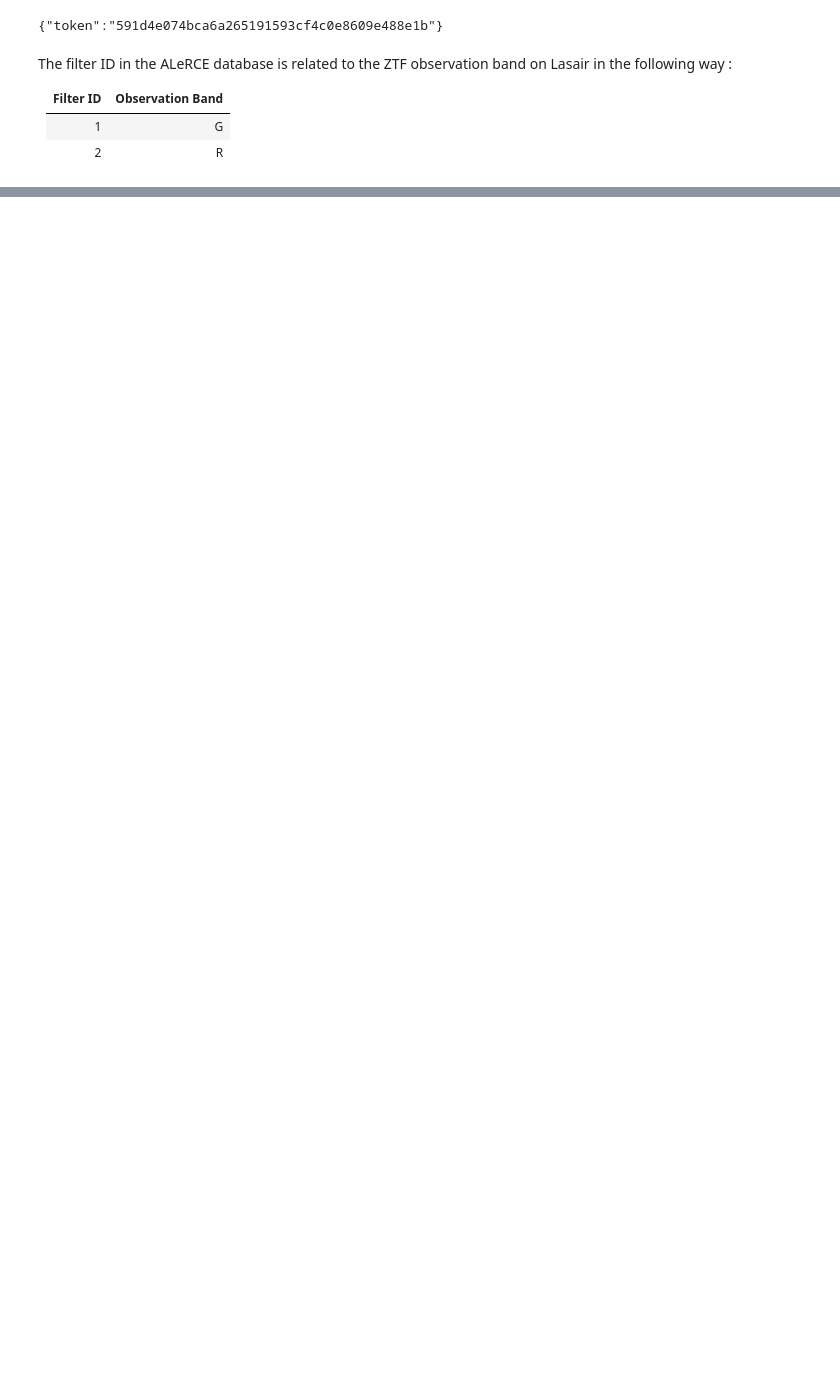
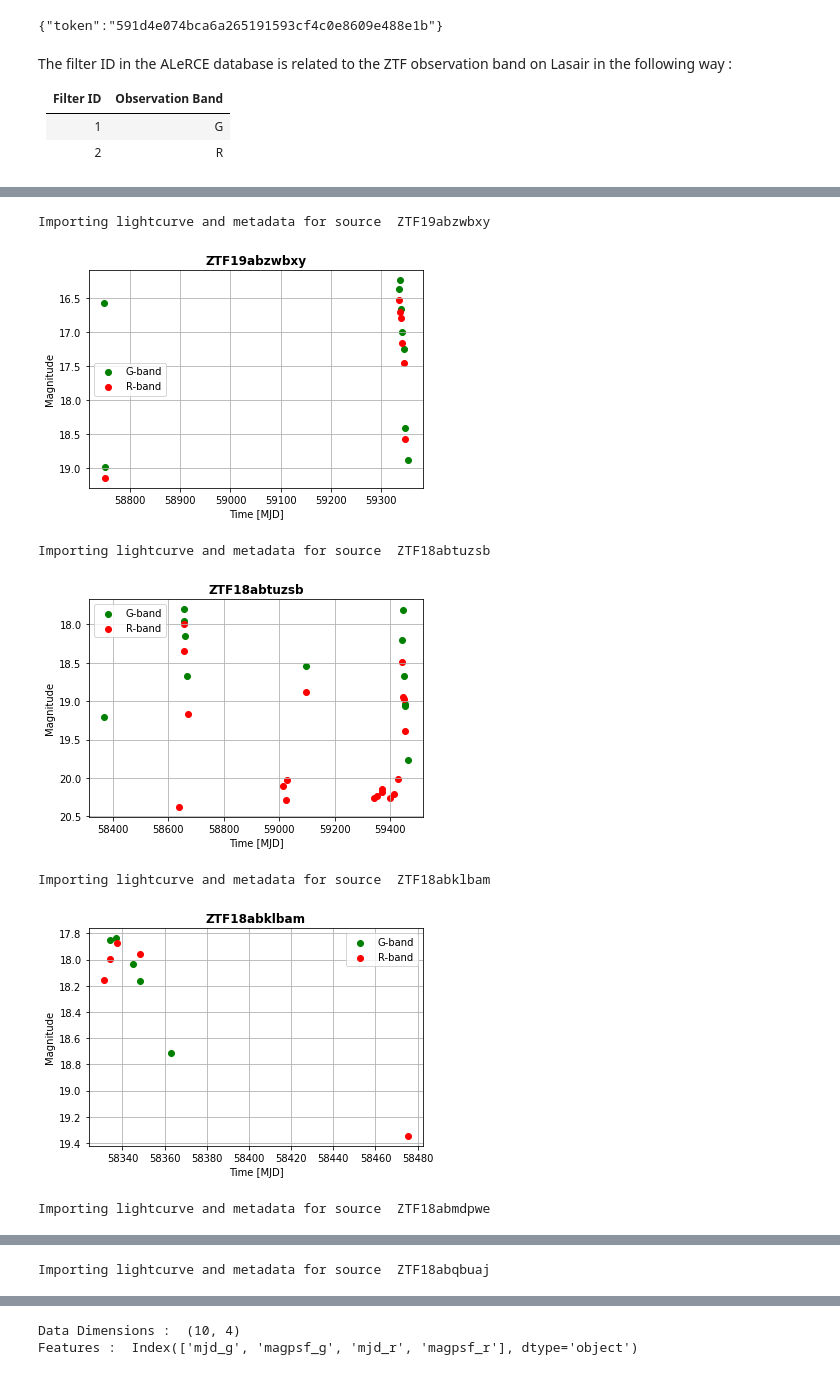
Before and after one commit to nalatraz/stENID, a Jupyter notebook: DataScrapper.ipynb, the cells around one changed output, grey strips where cells are left out. Saved outputs shown, nothing was run; the diff lists cells and outputs as text; code cells hidden in the pictures; blank space fills up the shorter version.

```diff
--- a/DataScrapper.ipynb
+++ b/DataScrapper.ipynb
@@ -191,5 +76,0 @@ ZTF19abiagjr
-# %%
-data, metadata = alerce_retrieval('ZTF19abzwbxy')
-print('Data Dimensions : ', data.shape)
-print('Features : ', data.columns)
-print(data['mjd_g'])
@@ -307,8 +76,0 @@ print(test[0])
-# %%
-#obj_id = ['ZTF19abzwbxy', 'ZTF18abfkres', 'ZTF19aaabvzh', 'ZTF20acpvbbh', 'ZTF21aaeoqxf', 'ZTF21aaedpyk', 'ZTF21aaevrjl', 'ZTF21aaglrzc', 'ZTF21aaiaeri', 'ZTF21aaipypa', 'ZTF21aajvukh', 'ZTF21aalhgqi', 'ZTF21aaarmti', 'ZTF21aaqjmps', 'ZTF19aaaciwt', 'ZTF19aailptb', 'ZTF19aajwogx', 'ZTF19abiagjr']
-
-lcs = L.lightcurves(obj_id)
-
-for i in range(len(obj_id)):
-    print(obj_id[i])
-    plotLC(lcs[i], obj_id[i])
@@ -555,0 +80,15 @@ FileNotFoundError: [Errno 2] No such file or directory: '/Users/oliverdurfeldtpe
+# %%
+Blu = pd.read_csv('BlueContinuumZTF.csv')
+ztf_raw = list(Blu['ZTF Name'])
+ztf_names = [x for x in ztf_raw if type(x) != float]
+
+print('Number of sources :', len(ztf_raw), '\n')
+alerce_found, alerce_missing = source_search_alerce(ztf_names)
+
+print('Found ', alerce_found.shape[0], 'objects')
+print('Missing ', len(alerce_missing), 'objects')
+
+if len(alerce_missing) > 0:
+    lasair_found, lasair_missing = source_search_lasair(alerce_missing)
+
+alerce_found.head()
@@ -555,0 +131,17 @@ FileNotFoundError: [Errno 2] No such file or directory: '/Users/oliverdurfeldtpe
+# %%
+sources = list(alerce_found['oid'])
+
+for i in range(5):
+    data, metadata = alerce_retrieval(sources[i])
+    lightcurve_plot(data, sources[i])
+
+print('Data Dimensions : ', data.shape)
+print('Features : ', data.columns)
+# %% [output]
+Importing lightcurve and metadata for source  ZTF19abzwbxy
+[figure, added]
+Importing lightcurve and metadata for source  ZTF18abtuzsb
+[figure, added]
+Importing lightcurve and metadata for source  ZTF18abklbam
+[figure, added]
+Importing lightcurve and metadata for source  ZTF18abmdpwe
@@ -555,0 +149 @@ FileNotFoundError: [Errno 2] No such file or directory: '/Users/oliverdurfeldtpe
+Importing lightcurve and metadata for source  ZTF18abqbuaj
@@ -555,0 +151,2 @@ FileNotFoundError: [Errno 2] No such file or directory: '/Users/oliverdurfeldtpe
+Data Dimensions :  (10, 4)
+Features :  Index(['mjd_g', 'magpsf_g', 'mjd_r', 'magpsf_r'], dtype='object')
```
Also changed, not shown: parts of 54 cells of this notebook, 4 other files.
